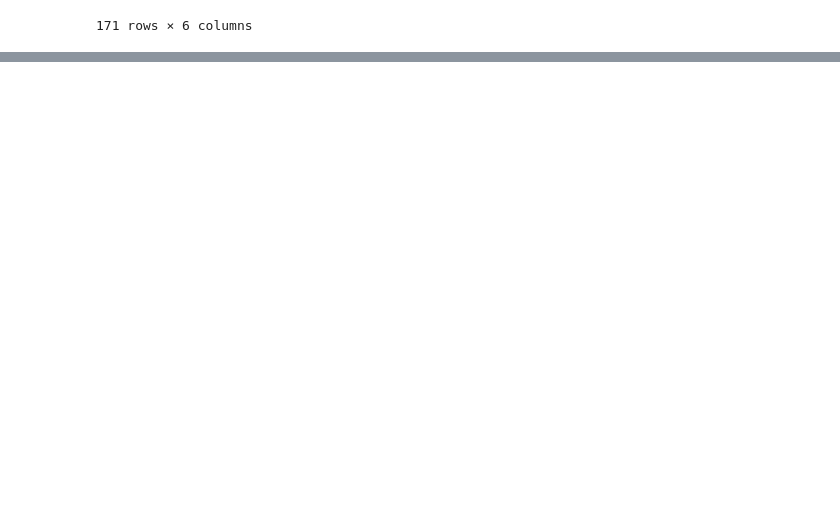
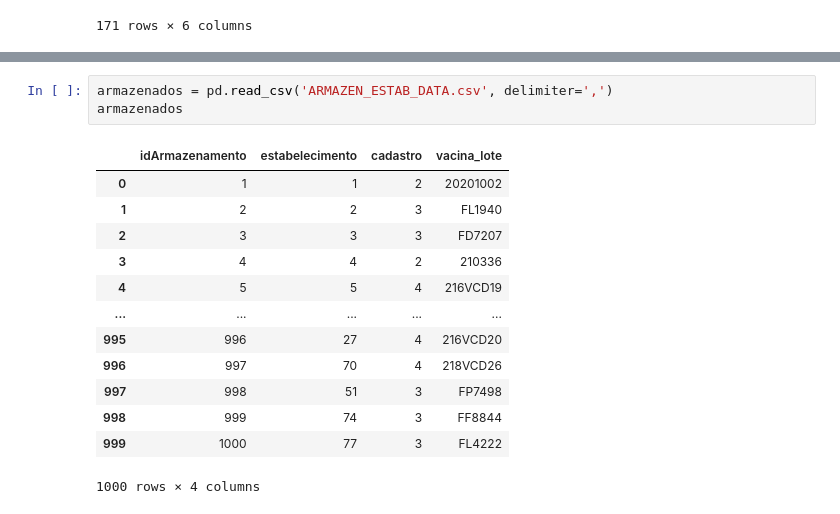
Before and after one commit to SwampTG/TF_E1_VictorCabral_fim-, a Jupyter notebook: explore_SBD2_CSV.ipynb, the cells around one changed output, grey strips where cells are left out. Saved outputs shown, nothing was run; the diff lists cells and outputs as text; blank space fills up the shorter version.

```diff
--- a/explore_SBD2_CSV.ipynb
+++ b/explore_SBD2_CSV.ipynb
@@ -285,0 +362,17 @@ ValueError: ignored
+# %%
+armazenados = pd.read_csv('ARMAZEN_ESTAB_DATA.csv', delimiter=',')
+armazenados
+# %% [output]
+|  | idArmazenamento | estabelecimento | cadastro | vacina_lote |
+| 0 | 1 | 1 | 2 | 20201002 |
+| 1 | 2 | 2 | 3 | FL1940 |
+| 2 | 3 | 3 | 3 | FD7207 |
+| 3 | 4 | 4 | 2 | 210336 |
+| 4 | 5 | 5 | 4 | 216VCD19 |
+| ... | ... | ... | ... | ... |
+| 995 | 996 | 27 | 4 | 216VCD20 |
+| 996 | 997 | 70 | 4 | 218VCD26 |
+| 997 | 998 | 51 | 3 | FP7498 |
+| 998 | 999 | 74 | 3 | FF8844 |
+| 999 | 1000 | 77 | 3 | FL4222 |
+1000 rows × 4 columns
```
Also changed, not shown: parts of 21 cells of this notebook.
